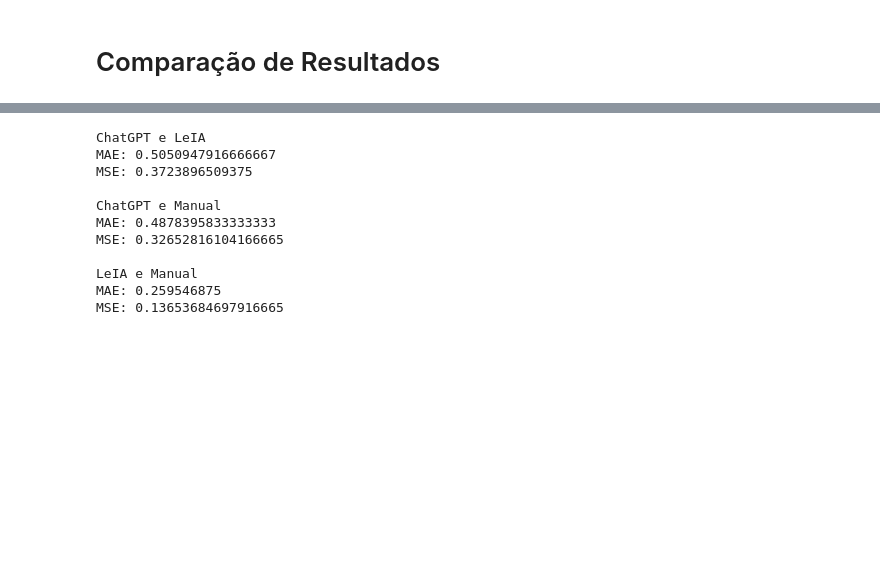
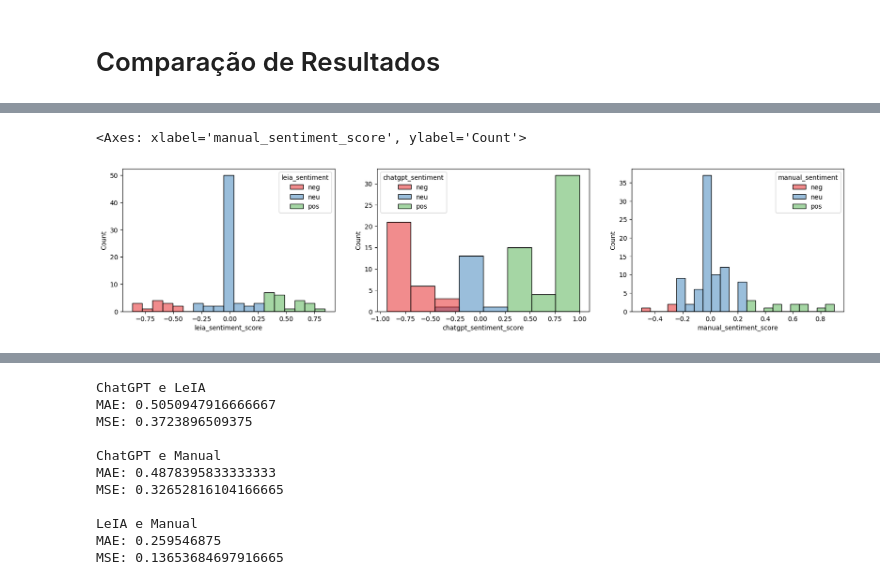
Before and after one commit to thiago-paim/projeto-tera, a Jupyter notebook: notebooks/leia_sentiment_analysis.ipynb, the cells around one changed output, grey strips where cells are left out. Drawn from its saved outputs; the diff is of its cells as text; code cells hidden in the pictures; blank space fills up the shorter version.

```diff
--- a/notebooks/leia_sentiment_analysis.ipynb
+++ b/notebooks/leia_sentiment_analysis.ipynb
@@ -343,0 +390,30 @@ sample_df[['leia_sentiment_score', 'chatgpt_sentiment_score', 'manual_sentiment_
+# %%
+# Distribuição de sentimento
+fig, ax = plt.subplots(1, 3, figsize=(20, 4))
+
+sns.histplot(
+    data=sample_df.sort_values('leia_sentiment'),
+    x="leia_sentiment_score",
+    hue='leia_sentiment',
+    palette='Set1',
+    ax=ax[0],
+)
+
+sns.histplot(
+    data=sample_df.sort_values('chatgpt_sentiment'),
+    x="chatgpt_sentiment_score",
+    hue='chatgpt_sentiment',
+    palette='Set1',
+    ax=ax[1],
+)
+
+sns.histplot(
+    data=sample_df.sort_values('manual_sentiment'),
+    x="manual_sentiment_score",
+    hue='manual_sentiment',
+    palette='Set1',
+    ax=ax[2],
+)
+# %% [output]
+<Axes: xlabel='manual_sentiment_score', ylabel='Count'>
+[figure, added]
```
Also changed, not shown: parts of 38 cells of this notebook.
